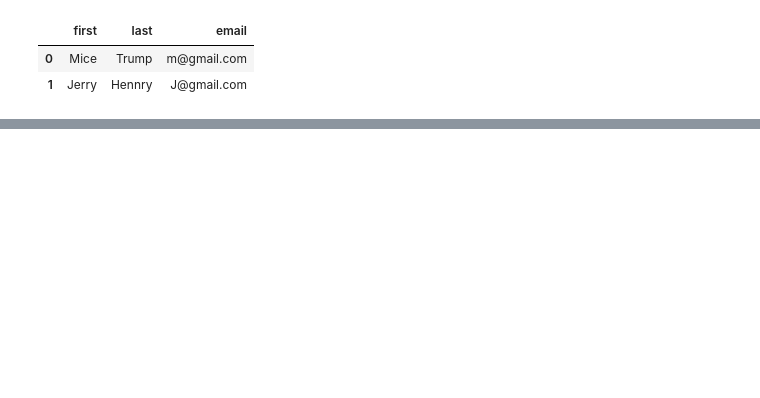
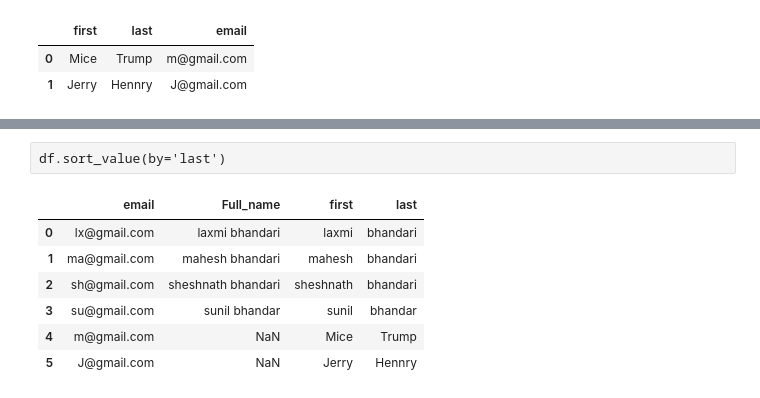
Before and after one commit to sunilbhandari123/Pandas-Learning, a Jupyter notebook: dataframe practise.ipynb, the cells around one changed output, grey strips where cells are left out. Cells and saved outputs as stored; diff of their text form; code cells hidden in the pictures; blank space fills up the shorter version.

```diff
--- a/dataframe practise.ipynb
+++ b/dataframe practise.ipynb
@@ -656,0 +659,12 @@ df
+# %% [raw]
+df.sort_value(by='last')
+# %%
+df
+# %% [output]
+|  | email | Full_name | first | last |
+| 0 | lx@gmail.com | laxmi bhandari | laxmi | bhandari |
+| 1 | ma@gmail.com | mahesh bhandari | mahesh | bhandari |
+| 2 | sh@gmail.com | sheshnath bhandari | sheshnath | bhandari |
+| 3 | su@gmail.com | sunil bhandar | sunil | bhandar |
+| 4 | m@gmail.com | NaN | Mice | Trump |
+| 5 | J@gmail.com | NaN | Jerry | Hennry |
```
Also changed, not shown: parts of 12 cells of this notebook, 1 other file.
